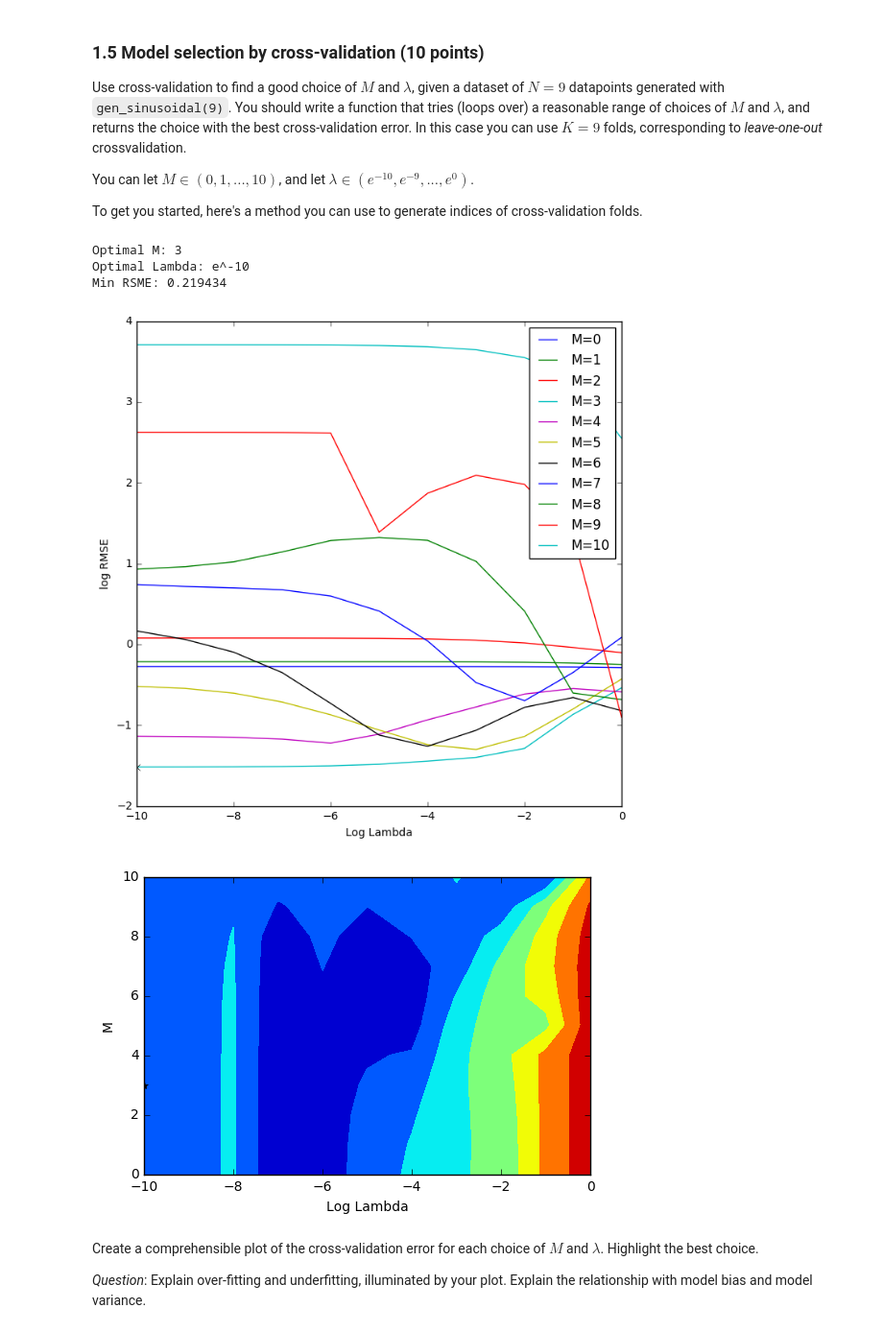
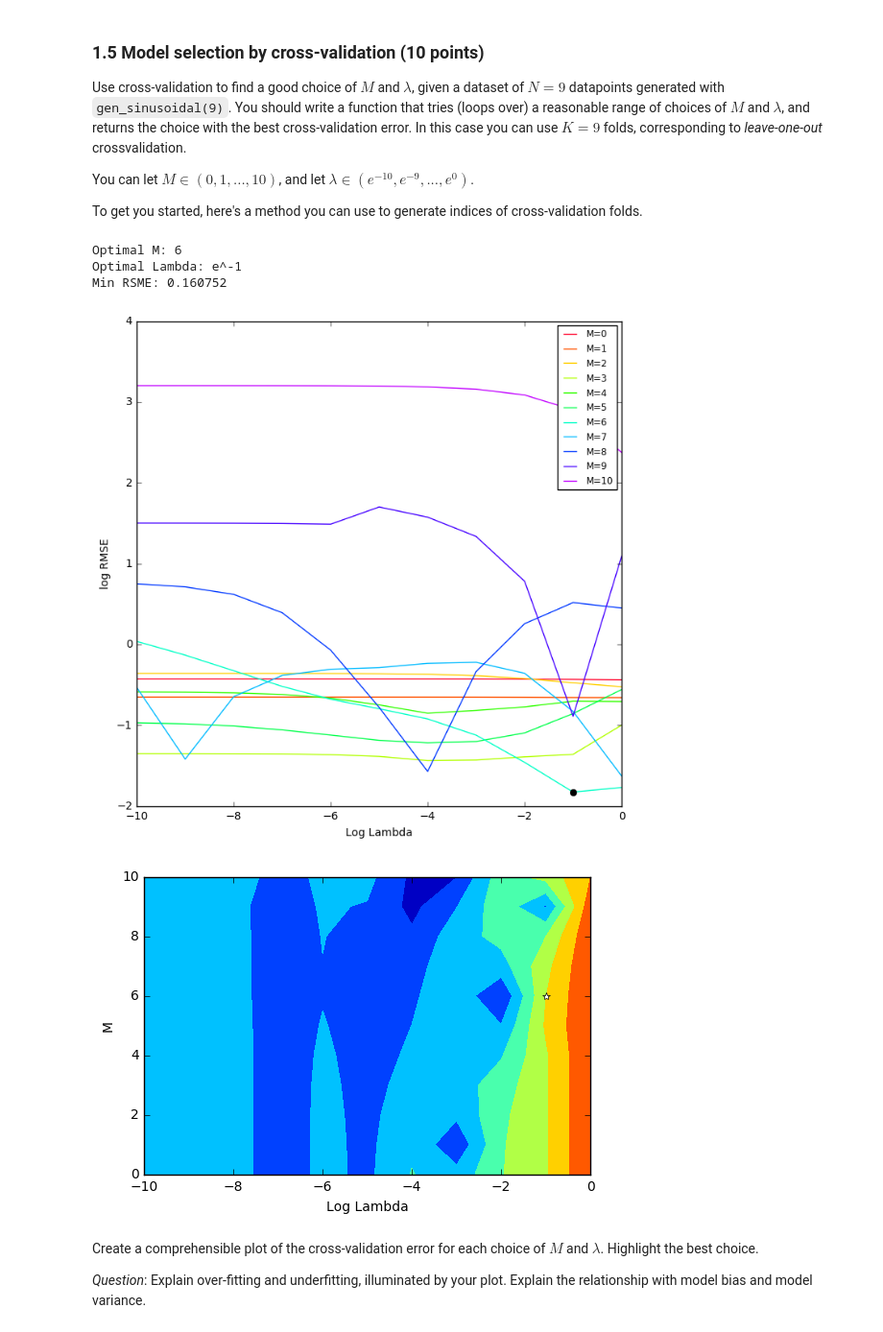
Before and after one commit to Vasileios-Charatsidis/machine_learning_1_labs, a Jupyter notebook: Lab1.ipynb, the cells around one changed output. Shown at 96% size. Drawn from its saved outputs; the diff is of its cells as text; code cells hidden in the pictures.

```diff
--- a/Lab1.ipynb
+++ b/Lab1.ipynb
@@ -224,43 +224,52 @@ def run_cv():
         #training set
         X_tr, T_tr = X[tr_idx[k]], T[tr_idx[k]]
 
         #testing set
         X_te, T_te = X[te_idx[k]], T[te_idx[k]]
 
         # add error to matrix error
         E += np.matrix([[model_error(lamb, m, X_tr, T_tr, X_te, T_te) for m in M] for lamb in Lamb])/float(K)
 
+    # get optimal Lambda, M, RMSE
     minL_i,minM_i = np.where(E == E.min())
     min_lambda, min_M, min_rmse = Lamb[minL_i], M[minM_i], E.min()
     print 'Optimal M: %d' % min_M
     print 'Optimal Lambda: e^%d'% log(min_lambda)
     print 'Min RSME: %f' % E.min()
 
-    # plot
+    # RMSE plot for different values of M
+    from matplotlib.font_manager import FontProperties
+    fontP = FontProperties()
+    fontP.set_size('small')
     fig = plt.figure()
+    NUM_COLORS = len(M)
+    cm = plt.get_cmap('gist_rainbow')
+    ax = fig.add_subplot(111)
+    ax.set_color_cycle([cm(1.*i/NUM_COLORS) for i in range(NUM_COLORS)])
     plt.plot(np.log(Lamb),np.log(E),'-')
-    plt.legend(['M='+str(m) for m in M])
+    plt.legend(['M='+str(m) for m in M],prop = fontP)
     plt.xlabel('Log Lambda')
     plt.ylabel('log RMSE')
-    plot(np.log(min_lambda),log(min_rmse),'kx')
+    plot(np.log(min_lambda),log(min_rmse),'ko')
     fig.set_figheight(8)
     fig.set_figwidth(8)
     plt.show()
 
+    # Contour plot
     plt.figure()
-    x_mesh, y_mesh = np.meshgrid(np.arange(-10,1), np.arange(0,11))
+    x_mesh, y_mesh = np.meshgrid(log(Lamb), M)
     cp = plt.contourf(x_mesh, y_mesh, log(E))
-    plot(np.log(min_lambda),min_M,'k*')
+    plot(np.log(min_lambda),min_M,'w*')
     plt.xlabel('Log Lambda')
     plt.ylabel('M')
 
 run_cv()
 # %% [output]
-Optimal M: 3
-Optimal Lambda: e^-10
-Min RSME: 0.219434
+Optimal M: 6
+Optimal Lambda: e^-1
+Min RSME: 0.160752
-[figure, old version]
+[figure, new version]
-[figure, old version]
+[figure, new version]
 # %% [markdown]
 Create a comprehensible plot of the cross-validation error for each choice of $M$ and $\lambda$. Highlight the best choice.
 
```
Also changed, not shown: parts of 2 cells of this notebook.
